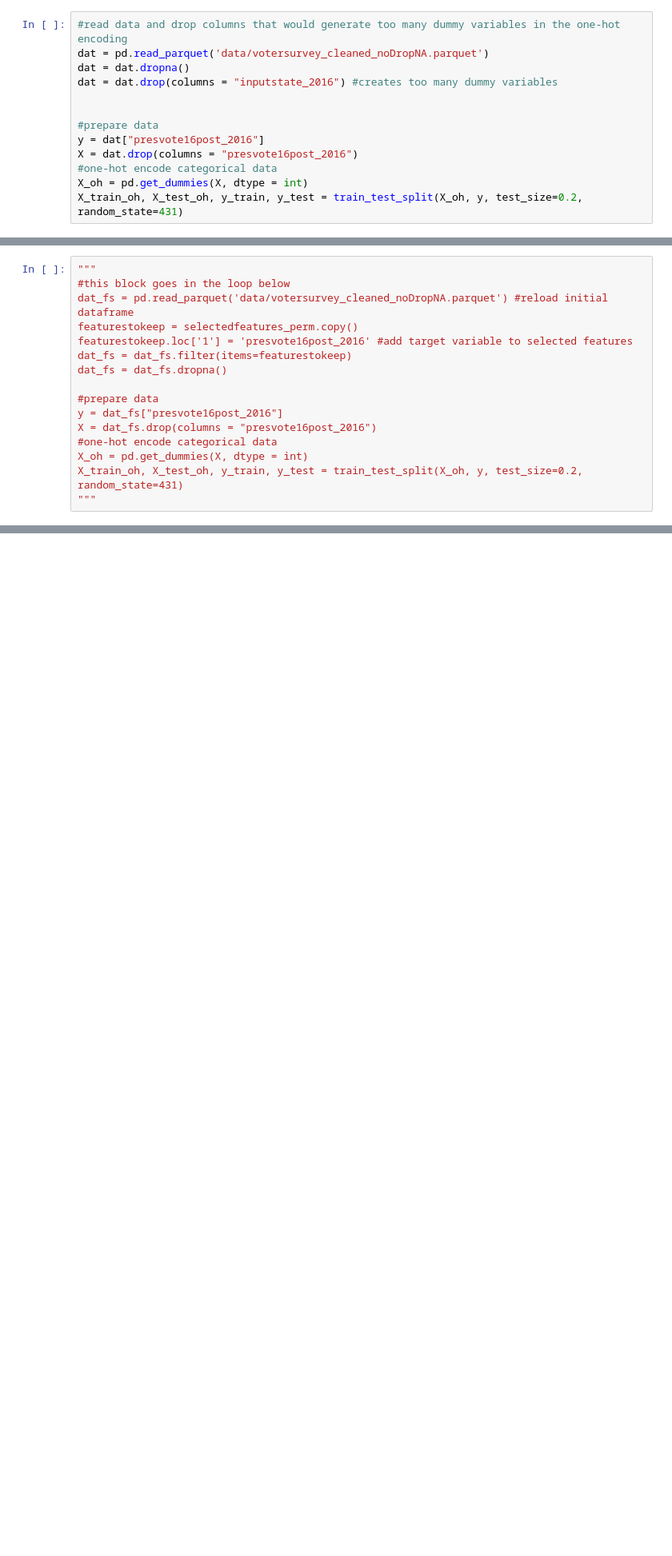
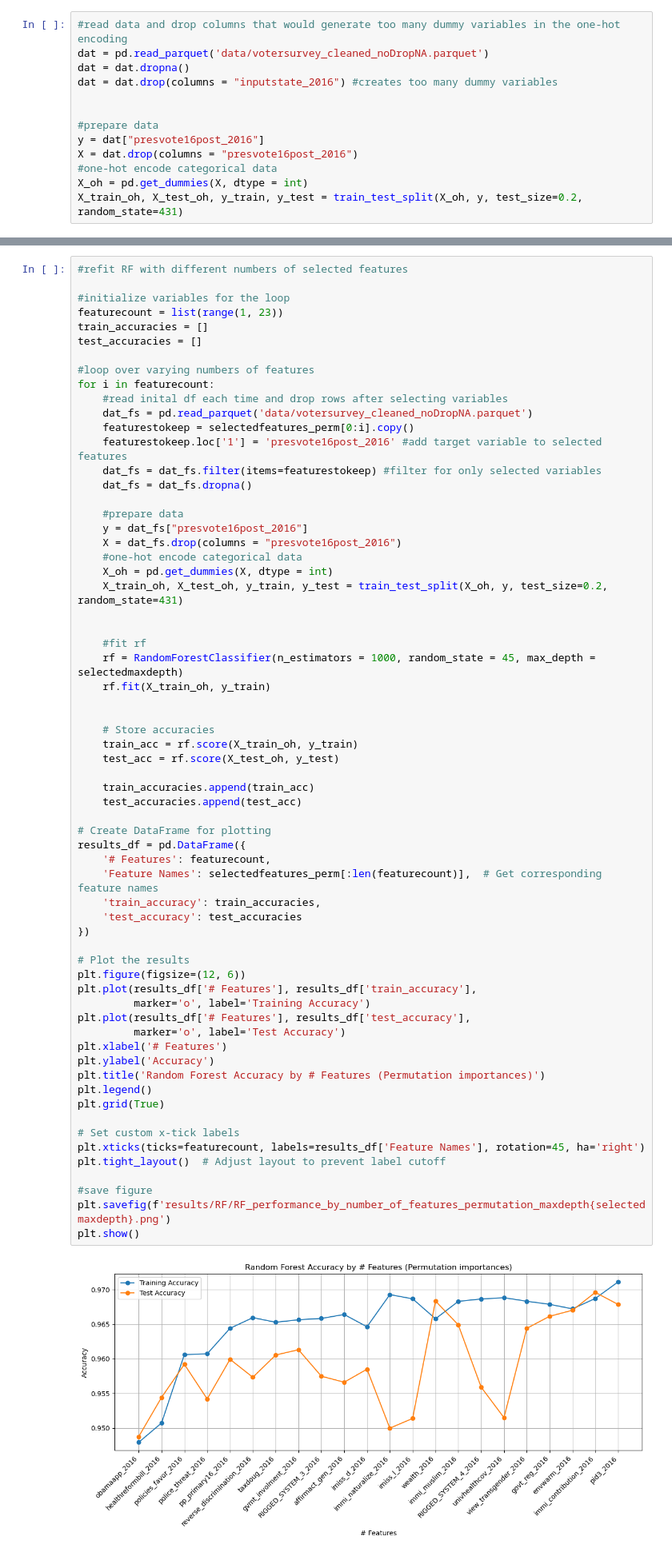
Before and after one commit to cherold01/esc403_us_vote2016, a Jupyter notebook: RandomForest_targetTrumpClinton.ipynb, the cells around one changed output, grey strips where cells are left out. Shown at 80% size. Drawn from its saved outputs; the diff is of its cells as text; blank space fills up the shorter version.

```diff
--- a/RandomForest_targetTrumpClinton.ipynb
+++ b/RandomForest_targetTrumpClinton.ipynb
@@ -357,17 +363 @@ selectedfeatures_perm
 Name: base_name, dtype: str
-# %%
-"""
-#this block goes in the loop below
-dat_fs = pd.read_parquet('data/votersurvey_cleaned_noDropNA.parquet') #reload initial dataframe
-featurestokeep = selectedfeatures_perm.copy()
-featurestokeep.loc['1'] = 'presvote16post_2016' #add target variable to selected features
-dat_fs = dat_fs.filter(items=featurestokeep)
-dat_fs = dat_fs.dropna()
-
-#prepare data
-y = dat_fs["presvote16post_2016"]
-X = dat_fs.drop(columns = "presvote16post_2016")
-#one-hot encode categorical data
-X_oh = pd.get_dummies(X, dtype = int)
-X_train_oh, X_test_oh, y_train, y_test = train_test_split(X_oh, y, test_size=0.2, random_state=431)
-"""
@@ -436,0 +364,66 @@ plt.show()
+# %%
+#refit RF with different numbers of selected features
+
+#initialize variables for the loop
+featurecount = list(range(1, 23))
+train_accuracies = []
+test_accuracies = []
+
+#loop over varying numbers of features
+for i in featurecount:
+    #read inital df each time and drop rows after selecting variables
+    dat_fs = pd.read_parquet('data/votersurvey_cleaned_noDropNA.parquet')
+    featurestokeep = selectedfeatures_perm[0:i].copy()
+    featurestokeep.loc['1'] = 'presvote16post_2016' #add target variable to selected features
+    dat_fs = dat_fs.filter(items=featurestokeep) #filter for only selected variables
+    dat_fs = dat_fs.dropna()
+
+    #prepare data
+    y = dat_fs["presvote16post_2016"]
+    X = dat_fs.drop(columns = "presvote16post_2016")
+    #one-hot encode categorical data
+    X_oh = pd.get_dummies(X, dtype = int)
+    X_train_oh, X_test_oh, y_train, y_test = train_test_split(X_oh, y, test_size=0.2, random_state=431)
+
+
+    #fit rf
+    rf = RandomForestClassifier(n_estimators = 1000, random_state = 45, max_depth = selectedmaxdepth)
+    rf.fit(X_train_oh, y_train)
+
+
+    # Store accuracies
+    train_acc = rf.score(X_train_oh, y_train)
+    test_acc = rf.score(X_test_oh, y_test)
+
+    train_accuracies.append(train_acc)
+    test_accuracies.append(test_acc)
+
+# Create DataFrame for plotting
+results_df = pd.DataFrame({
+    '# Features': featurecount,
+    'Feature Names': selectedfeatures_perm[:len(featurecount)],  # Get corresponding feature names
+    'train_accuracy': train_accuracies,
+    'test_accuracy': test_accuracies
+})
+
+# Plot the results
+plt.figure(figsize=(12, 6))
+plt.plot(results_df['# Features'], results_df['train_accuracy'],
+         marker='o', label='Training Accuracy')
+plt.plot(results_df['# Features'], results_df['test_accuracy'],
+         marker='o', label='Test Accuracy')
+plt.xlabel('# Features')
+plt.ylabel('Accuracy')
+plt.title('Random Forest Accuracy by # Features (Permutation importances)')
+plt.legend()
+plt.grid(True)
+
+# Set custom x-tick labels
+plt.xticks(ticks=featurecount, labels=results_df['Feature Names'], rotation=45, ha='right')
+plt.tight_layout()  # Adjust layout to prevent label cutoff
+
+#save figure
+plt.savefig(f'results/RF/RF_performance_by_number_of_features_permutation_maxdepth{selectedmaxdepth}.png')
+plt.show()
+# %% [output]
+[figure, added]
```
Also changed, not shown: parts of 22 cells of this notebook, 3 other files.
